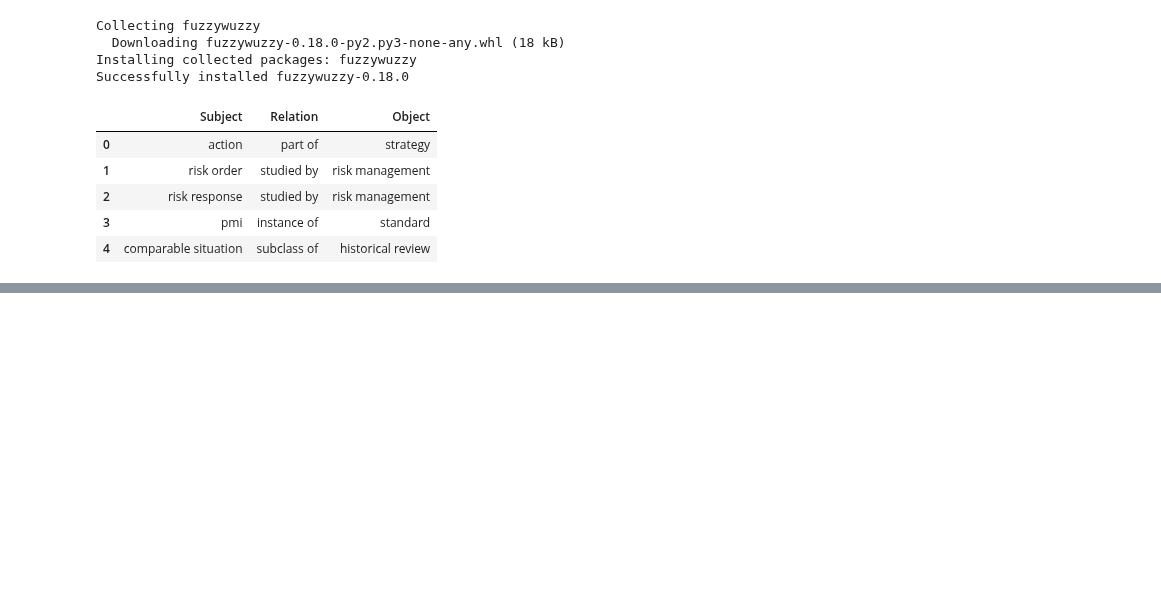
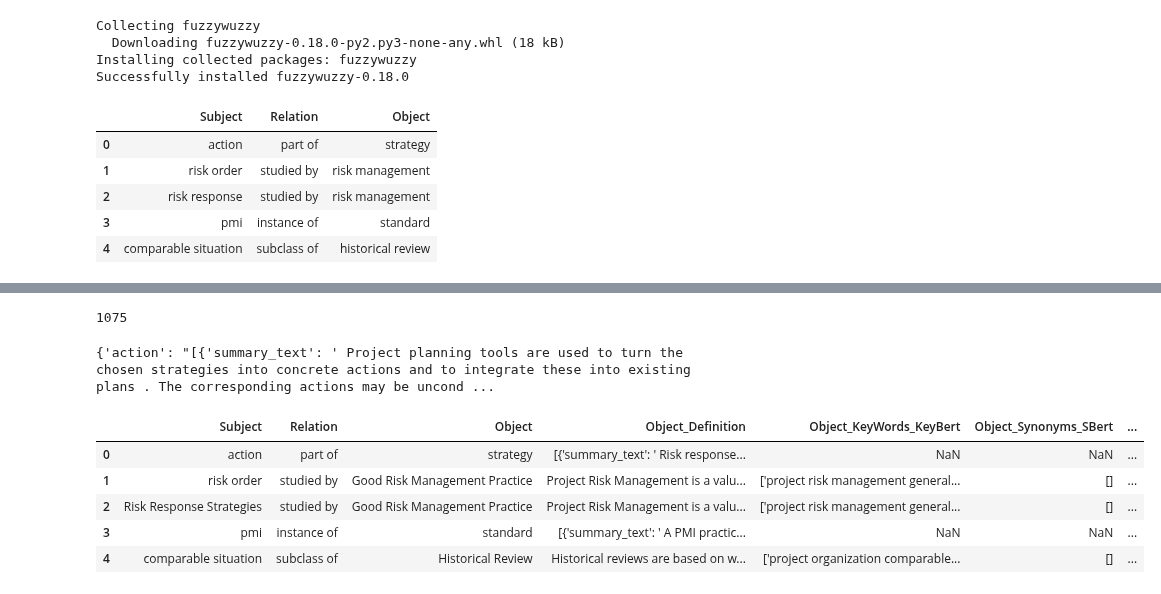
Before and after one commit to oussamaJMAA/PRM-Conceptual-Graphs-Recommendations, a Jupyter notebook: src/Relation_to_PMI_PMBOK.ipynb, the cells around one changed output, grey strips where cells are left out. Cells and saved outputs as stored; diff of their text form; code cells hidden in the pictures; blank space fills up the shorter version.

```diff
--- a/src/Relation_to_PMI_PMBOK.ipynb
+++ b/src/Relation_to_PMI_PMBOK.ipynb
@@ -78,0 +122,34 @@ relation_df['Object'] = closest_concepts
+# %%
+a=[]
+for i, row in relation_df.iterrows():
+    if row["Subject"] not in concepts_list:
+
+        a.append(row["Subject"])
+print(len(a))
+# %% [output]
+1075
+# %%
+from sentence_transformers import SentenceTransformer, util
+import numpy as np
+
+model = SentenceTransformer('all-MiniLM-L6-v2')
+
+# Compute embedding for both lists
+embeddings1 = model.encode(a, convert_to_tensor=True)
+embeddings2 = model.encode(df["Concept"].tolist(), convert_to_tensor=True)
+
+# Compute cosine-similarities
+cosine_scores = util.cos_sim(embeddings1, embeddings2)
+d={}
+# For each 'Subject' in relation_df, find the index of the maximum similarity score
+closest_concepts = []
+for i in range(len(a)):
+    max_index = int(np.argmax(cosine_scores[i]))
+    d[a[i]] = df["Definition"].iloc[max_index]
+    #closest_concepts.append(df["Definition"].iloc[max_index])
+
+# Update 'Subject' with the closest 'Concept'
+#relation_df['Object_def'] = closest_concepts
+print(d)
+# %% [output]
+{'action': "[{'summary_text': ' Project planning tools are used to turn the chosen strategies into concrete actions and to integrate these into existing plans . The corresponding actions may be uncond ...
@@ -79,3 +166,12 @@ relation_df['Object'] = closest_concepts
+# %%
+relation_df.head()
+# %% [output]
+|  | Subject | Relation | Object | Object_Definition | Object_KeyWords_KeyBert | Object_Synonyms_SBert | ... |
+| 0 | action | part of | strategy | [{'summary_text': ' Risk response... | NaN | NaN | ... |
+| 1 | risk order | studied by | Good Risk Management Practice | Project Risk Management is a valu... | ['project risk management general... | [] | ... |
+| 2 | Risk Response Strategies | studied by | Good Risk Management Practice | Project Risk Management is a valu... | ['project risk management general... | [] | ... |
+| 3 | pmi | instance of | standard | [{'summary_text': ' A PMI practic... | NaN | NaN | ... |
+| 4 | comparable situation | subclass of | Historical Review | Historical reviews are based on w... | ['project organization comparable... | [] | ... |
 # %%
 count_equal_subject_object = len(relation_df[relation_df["Subject"] == relation_df["Object"]])
 print("Number of occurrences where Subject is equal to Object:", count_equal_subject_object)
```
Also changed, not shown: parts of 10 cells of this notebook, 1 other file.
